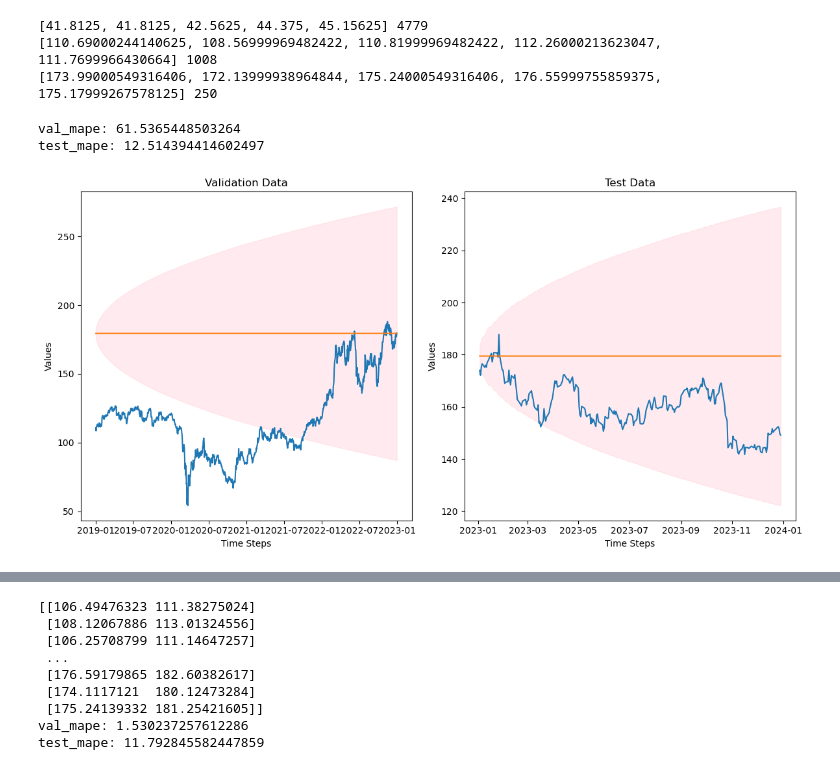
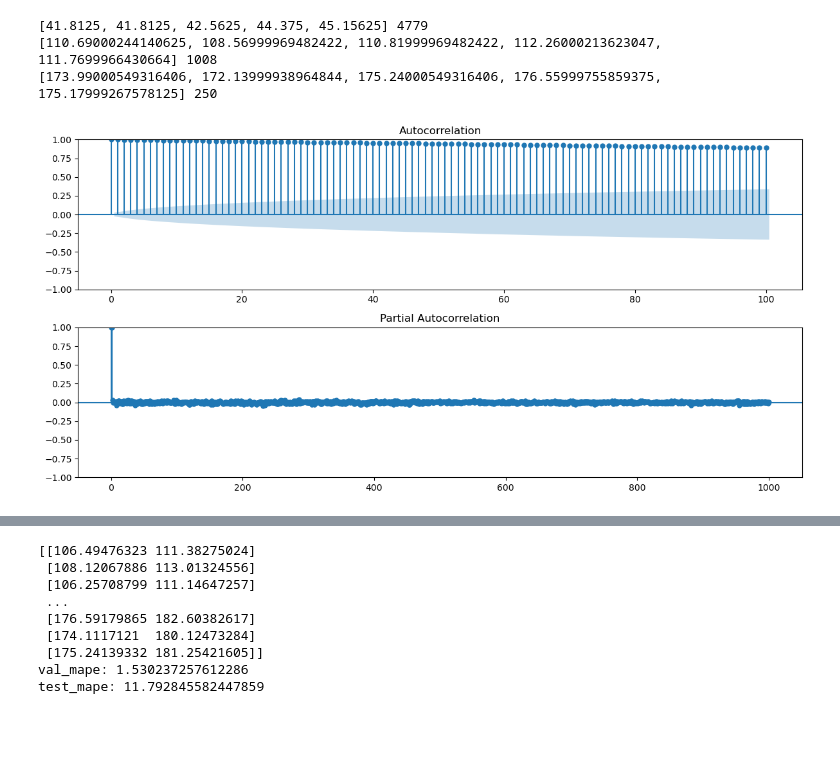
Before and after one commit to KevinzChen04/StockRegression, a Jupyter notebook: ARIMA.ipynb, the cells around one changed output, grey strips where cells are left out. Saved outputs shown, nothing was run; the diff lists cells and outputs as text; code cells hidden in the pictures; blank space fills up the shorter version.

```diff
--- a/ARIMA.ipynb
+++ b/ARIMA.ipynb
@@ -13,7 +15,6 @@ end_date = '2024-01-01'
 data = yf.download(ticker, start=start_date, end=end_date)
 data = data['Close']
 data = data['CVX']
-data = data.bfill()
 print(data.head())
 # %% [output]
 [*********************100%***********************]  1 of 1 completed
@@ -98,6 +47,16 @@ reg_test_cfd = results.conf_int()
-# %%
-show_parameters(reg_val_mean, reg_val_cfd, reg_test_mean, reg_test_cfd)
-# %% [output]
-val_mape: 61.5365448503264
-test_mape: 12.514394414602497
-[figure, removed]
+# %%
+# Plot Autocorrelation
+plt.figure(figsize=(12, 6))
+plt.subplot(2, 1, 1)  # First subplot
+plot_acf(data, ax=plt.gca(), lags=100)
+plt.title("Autocorrelation")
+
+# Plot Partial Autocorrelation
+plt.subplot(2, 1, 2)  # Second subplot
+plot_pacf(data, ax=plt.gca(), lags=1000, method='ywm')
+plt.title("Partial Autocorrelation")
+
+plt.tight_layout()
+plt.show()
+# %% [output]
+[figure, added]
```
Also changed, not shown: parts of 8 cells of this notebook, 2 other files.
